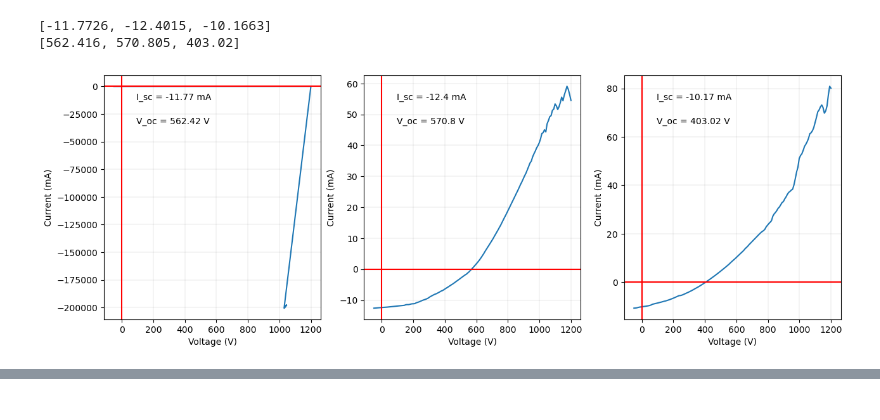
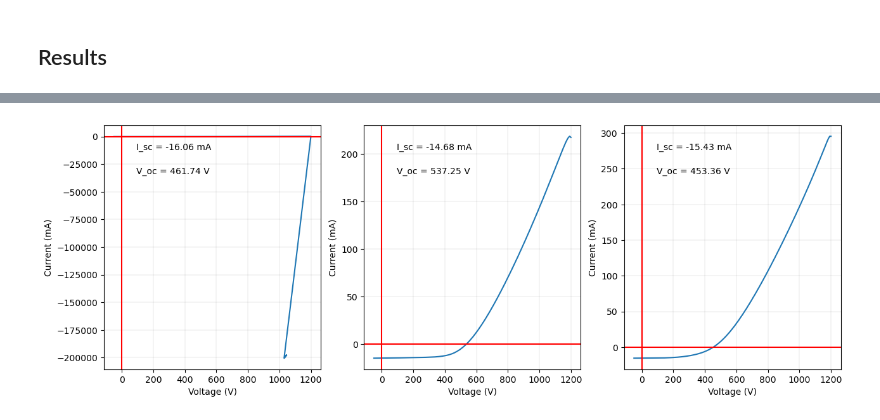
Before and after one commit to LuLuEhret/PV_lab_PdS, a Jupyter notebook: plot_jv.ipynb, the cells around one changed output, grey strips where cells are left out. Cells and saved outputs as stored; diff of their text form; code cells hidden in the pictures.

```diff
--- a/plot_jv.ipynb
+++ b/plot_jv.ipynb
@@ -114,30 +152,8 @@ df_1.rename(columns={col_names[0]: new_col_names[0], col_names[1]: new_col_names
-# %%
-I_sc = compute_Isc(df)
-V_oc = compute_Voc(df)
-# %% [output]
-[-11.7726, -12.4015, -10.1663]
-[562.416, 570.805, 403.02]
-# %%
-#make three plots, one for each voltage and current
-fig, ax = plt.subplots(1, 3, figsize=(15, 5))
-ax[0].plot(df["V_1"], df["I_1"])
-ax[1].plot(df["V_2"], df["I_2"])
-ax[2].plot(df["V_3"], df["I_3"])
-for i in range(3):
-    ax[i].set_xlabel("Voltage (V)")
-    ax[i].set_ylabel("Current (mA)")
-    #add a light grid to the plot
-    ax[i].grid(color='grey', linestyle='-', linewidth=0.25, alpha=0.5)
-    ax[i].axhline(y=0, color='r')
-    ax[i].axvline(x=0, color='r')
-    #write the values of the short circuit current and open circuit voltage on the plot
-    ax[i].text(0.15, 0.9, "I_sc = " + str(round(I_sc[i], 2)) + " mA", transform=ax[i].transAxes)
-    ax[i].text(0.15, 0.8, "V_oc = " + str(round(V_oc[i], 2)) + " V", transform=ax[i].transAxes)
-# %% [output]
-[figure, removed]
+# %% [markdown]
+## Results
 # %%
 path = "JV\jv - 2"
+file = "DK-DH-3-1.xls"
 
-df_eff = get_charac_df(path)
-df_eff
+plot_jv(path, file)
 # %% [output]
@@ -148,0 +160 @@ df_eff
+[figure, added]
```
Also changed, not shown: parts of 10 cells of this notebook, 46 other files.
